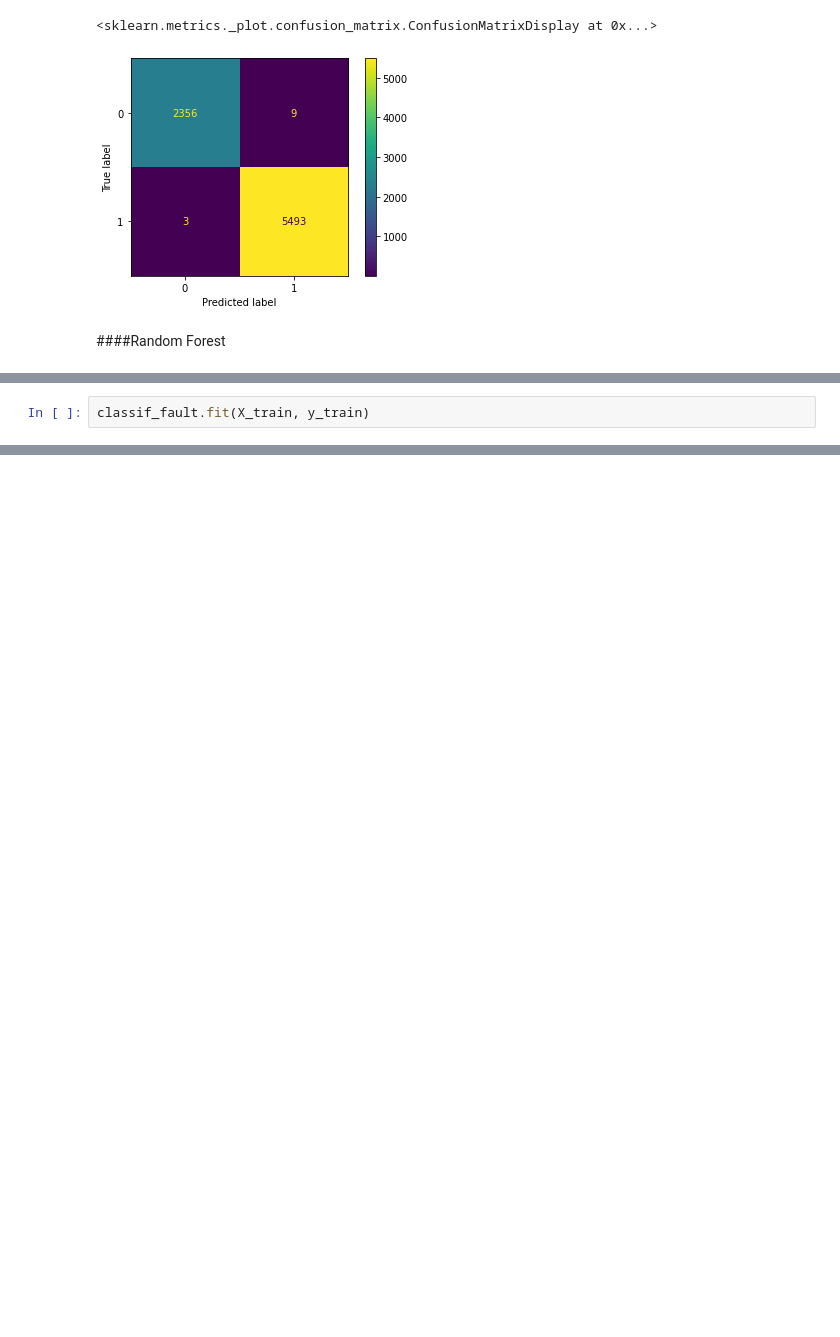
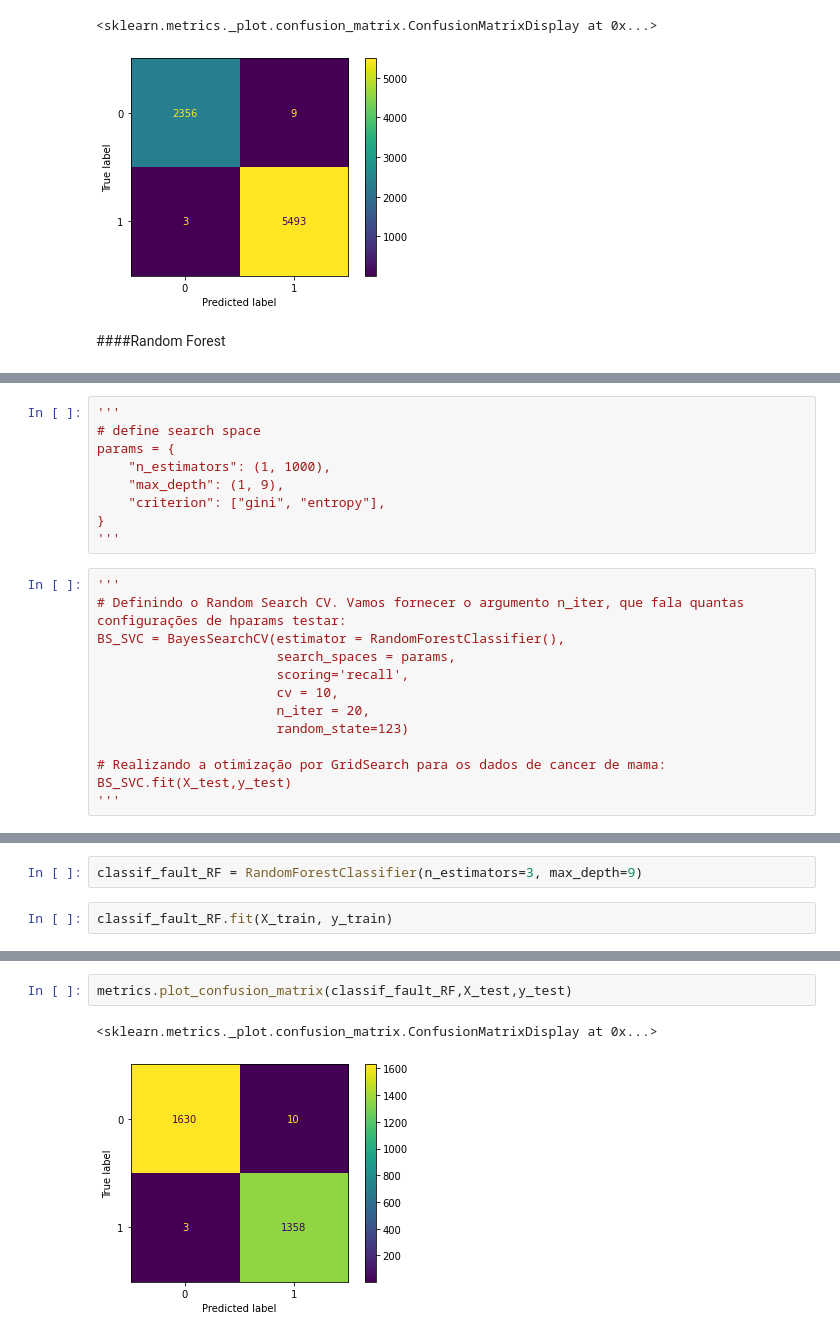
Before and after one commit to romerofernandes/class_fault, a Jupyter notebook: class_fault.ipynb, the cells around one changed output, grey strips where cells are left out. Cells and saved outputs as stored; diff of their text form; blank space fills up the shorter version.

```diff
--- a/class_fault.ipynb
+++ b/class_fault.ipynb
@@ -205,0 +215,22 @@ classif_fault = RandomForestClassifier(n_estimators=10)
+# %%
+'''
+# define search space
+params = {
+    "n_estimators": (1, 1000),
+    "max_depth": (1, 9),
+    "criterion": ["gini", "entropy"],
+}
+'''
+# %%
+'''
+# Definindo o Random Search CV. Vamos fornecer o argumento n_iter, que fala quantas configurações de hparams testar:
+BS_SVC = BayesSearchCV(estimator = RandomForestClassifier(),
+                       search_spaces = params,
+                       scoring='recall',
+                       cv = 10,
+                       n_iter = 20,
+                       random_state=123)
+
+# Realizando a otimização por GridSearch para os dados de cancer de mama:
+BS_SVC.fit(X_test,y_test)
+'''
@@ -206,3 +261,5 @@ classif_fault = RandomForestClassifier(n_estimators=10)
+# %%
+classif_fault_RF = RandomForestClassifier(n_estimators=3, max_depth=9)
 # %%
-classif_fault.fit(X_train, y_train)
+classif_fault_RF.fit(X_train, y_train)
 # %% [output]
@@ -237,0 +274,5 @@ df_fault.groupby('fault').agg({'Ia':'count'}).reset_index().rename(columns = {'I
+# %%
+metrics.plot_confusion_matrix(classif_fault_RF,X_test,y_test)
+# %% [output]
+<sklearn.metrics._plot.confusion_matrix.ConfusionMatrixDisplay at 0x...>
+[figure, added]
```
Also changed, not shown: parts of 19 cells of this notebook.
